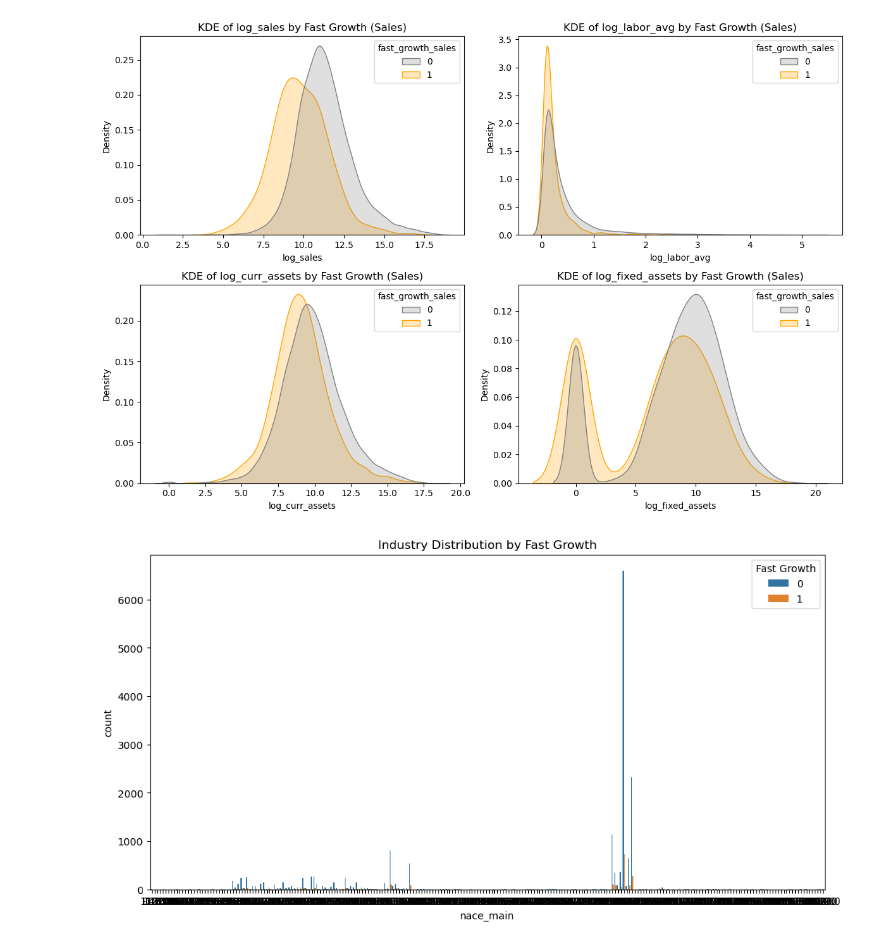
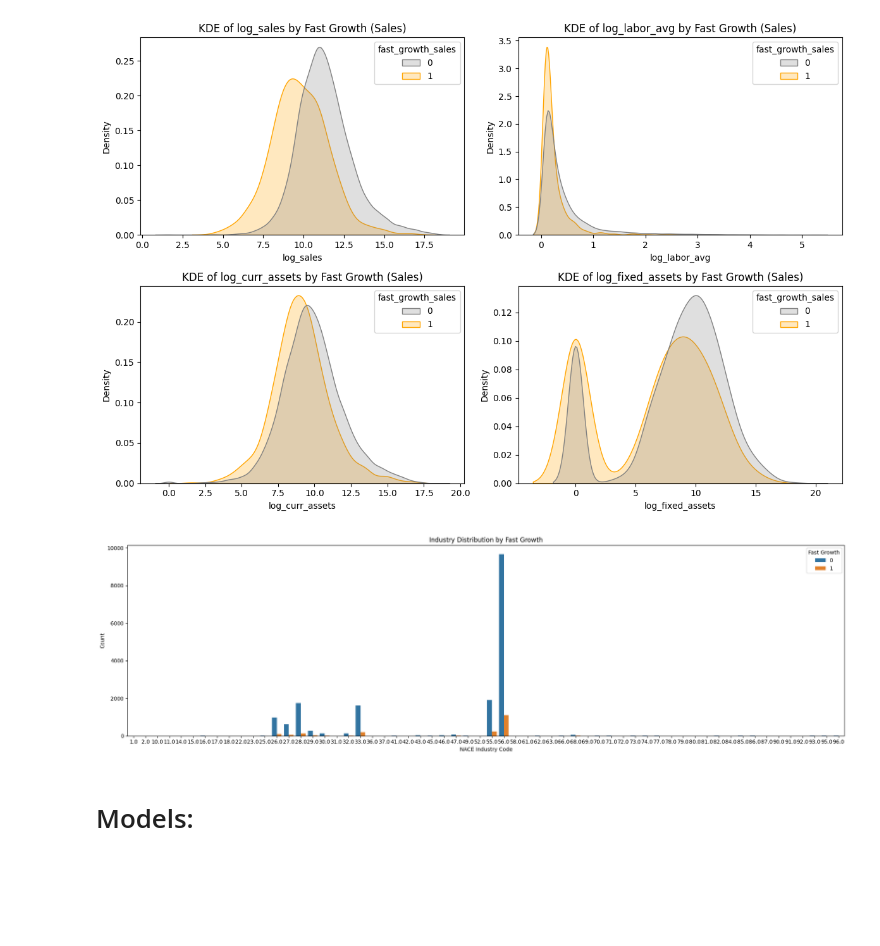
Before and after one commit to shirind76/Data_Analysis_3, a Jupyter notebook: A3/A3.ipynb, the cells around one changed output. Cells and saved outputs as stored; diff of their text form; code cells hidden in the pictures; blank space fills up the shorter version.

Commit message:
alternative models

```diff
--- a/A3/A3.ipynb
+++ b/A3/A3.ipynb
@@ -558,13 +558,19 @@ plt.show()
 # %% [output]
 [figure]
 # %%
-plt.figure(figsize=(12, 6))
-sns.countplot(x='nace_main', hue='fast_growth_sales', data=df_model)
+plt.figure(figsize=(20, 6))
+sns.countplot(x='ind2', hue='fast_growth_sales', data=df_model)
 plt.title("Industry Distribution by Fast Growth")
 plt.legend(title='Fast Growth')
+plt.xlabel("NACE Industry Code")
+plt.ylabel("Count")
+plt.tight_layout()
+
 plt.show()
 # %% [output]
-[figure, old version]
+[figure, new version]
+# %% [markdown]
+# Models:
 # %%
 from sklearn.linear_model import LogisticRegression
 from sklearn.pipeline import Pipeline
```
Also changed, not shown: parts of 25 cells of this notebook.
